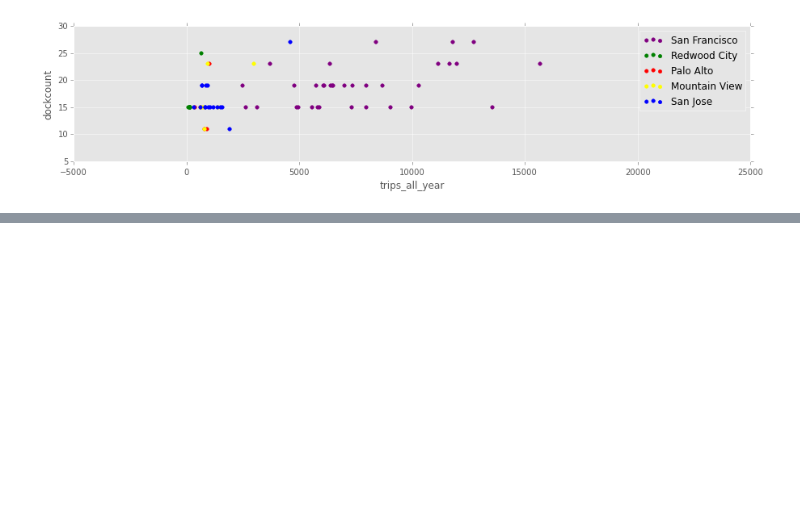
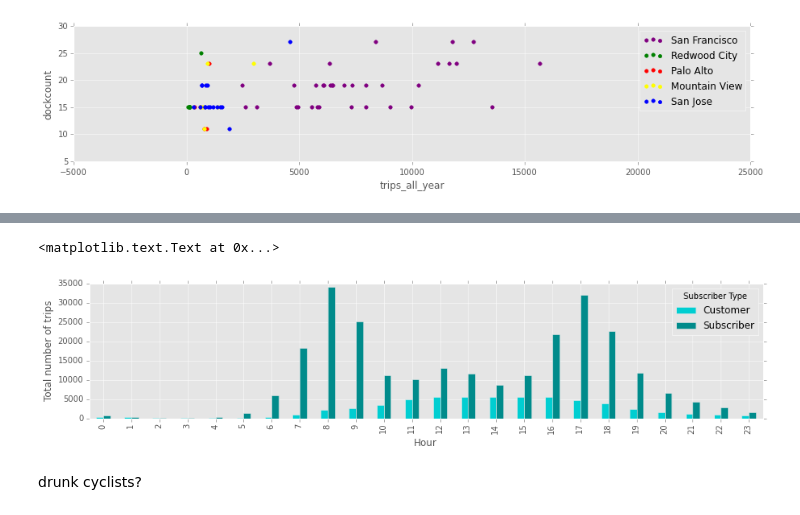
Before and after one commit to seszter/babs, a Jupyter notebook: Basic statistics.ipynb, the cells around one changed output, grey strips where cells are left out. Cells and saved outputs as stored; diff of their text form; code cells hidden in the pictures; blank space fills up the shorter version.

```diff
--- a/Basic statistics.ipynb
+++ b/Basic statistics.ipynb
@@ -205,0 +224,15 @@ array([<matplotlib.axes._subplots.AxesSubplot object at 0x...>], dtype=object)
+# %%
+trip_df['time_of_day'] = trip_df.start_date.dt.hour
+# %%
+hourly = trip_df.groupby(['time_of_day', 'Subscriber Type']).count()
+hourly = hourly.unstack(level='Subscriber Type')
+hourly = hourly['Duration']
+# %%
+ax = hourly.plot(kind='bar', color=['darkturquoise', 'darkcyan'])
+ax.set_ylabel('Total number of trips')
+ax.set_xlabel('Hour')
+# %% [output]
+<matplotlib.text.Text at 0x...>
+[figure, added]
+# %% [markdown]
+drunk cyclists?
```
Also changed, not shown: parts of 33 cells of this notebook, 1 other file.
